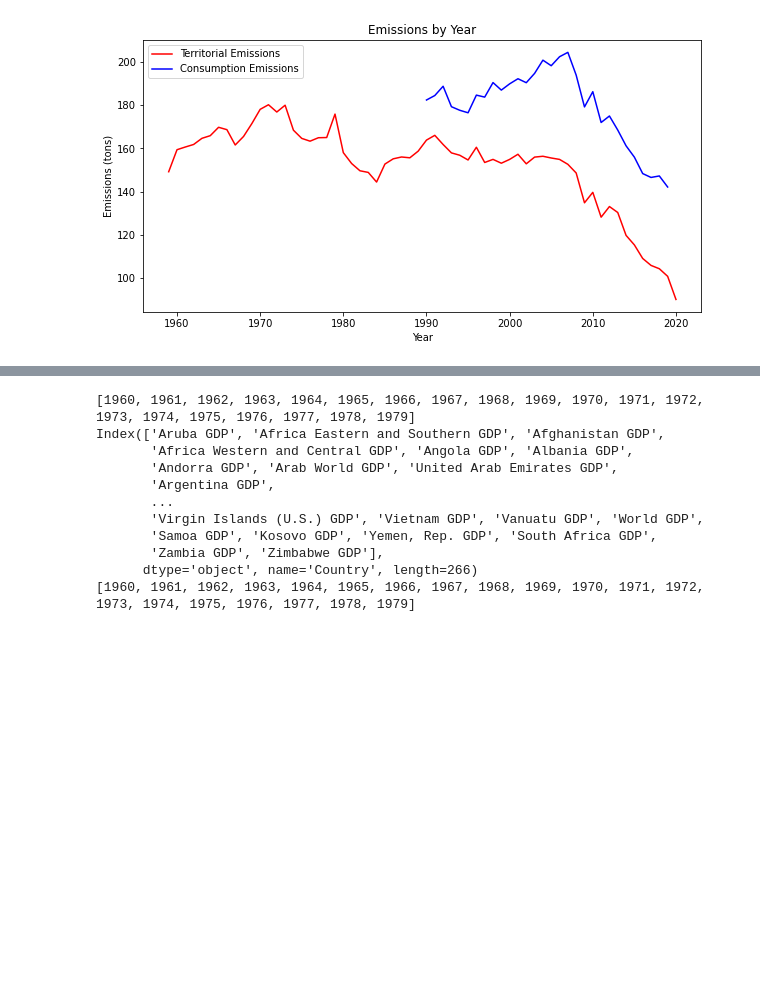
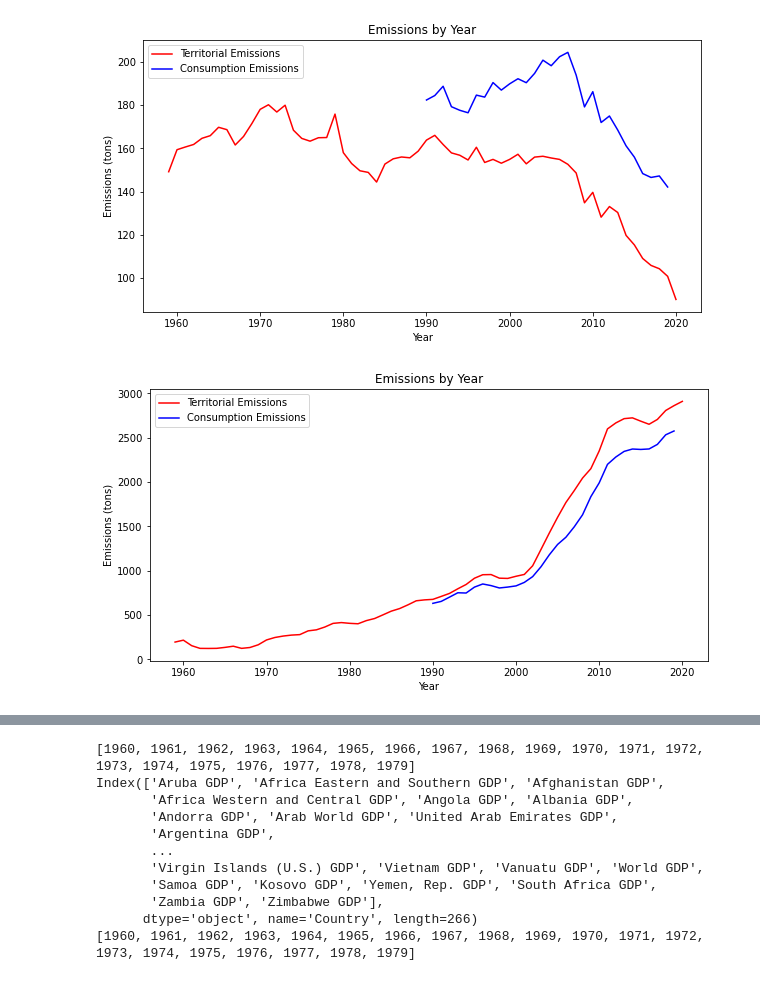
Before and after one commit to TimDommett/MSc-Applied-Economics---Testing-the-Environmental-Kuznets-Curve-EKC-, a Jupyter notebook: Analysis/test.ipynb, the cells around one changed output, grey strips where cells are left out. Drawn from its saved outputs; the diff is of its cells as text; code cells hidden in the pictures; blank space fills up the shorter version.

```diff
--- a/Analysis/test.ipynb
+++ b/Analysis/test.ipynb
@@ -78,3 +84,16 @@ plt.ylabel('Emissions (tons)')
 plt.show()
 # %% [output]
 [figure]
+# %%
+# Visualize production based data and consumption based data together
+# Plot production based data
+plt.figure(figsize=(10, 5))
+plt.plot(territorial_emissions.index.values, territorial_emissions['China'], color='red', label='Territorial Emissions')
+plt.plot(consumption_emissions.index.values, consumption_emissions['China'], color='blue', label='Consumption Emissions')
+plt.legend(loc='upper left')
+plt.title('Emissions by Year')
+plt.xlabel('Year')
+plt.ylabel('Emissions (tons)')
+plt.show()
+# %% [output]
+[figure, added]
```
Also changed, not shown: parts of 23 cells of this notebook, 6 other files.
